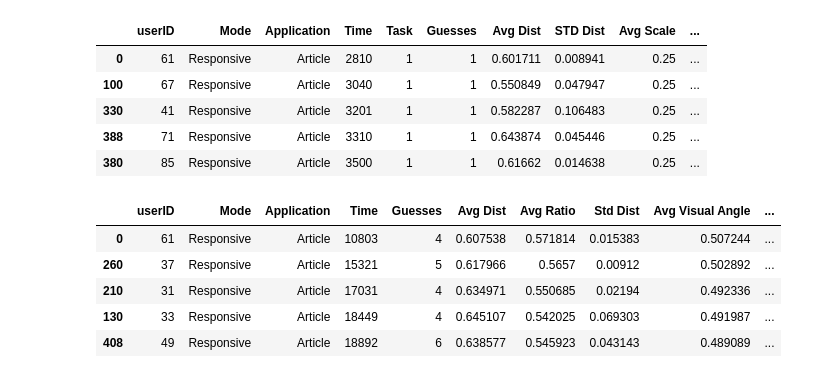
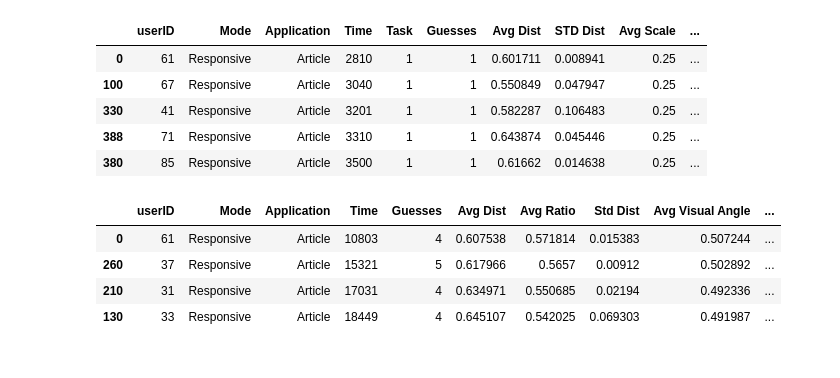
Before and after one commit to abbywysopal/ResponsiveAR, a Jupyter notebook: DataCollection/GenerateDF.ipynb, the cells around one changed output. Saved outputs shown, nothing was run; the diff lists cells and outputs as text; code cells hidden in the pictures.

```diff
--- a/DataCollection/GenerateDF.ipynb
+++ b/DataCollection/GenerateDF.ipynb
@@ -768,35 +768,34 @@ for i in articleTasks.index:
     total_time = articleTasks["Time"][i]
     avg_dist = 0
     avg_ratio = 0
     std_dist = 0
     std_angle = 0
     avg_angle = 0
     for j in user.index:
         task_time = user["Time"][j]
         weight = task_time/total_time
         std_dist +=  user["STD Dist"][j]
         avg_dist += user["Avg Dist"][j]
         avg_ratio += user["Avg Scale:Dist"][j]
         avg_angle += user["Avg Visual Angle"][j]
         std_angle += user["Std Visual Angle"][j]
 
     articleTasks["Avg Dist"][i] = avg_dist
     articleTasks["Avg Ratio"][i] = avg_ratio
     articleTasks["Std Dist"][i] = std_dist
     articleTasks["Avg Visual Angle"] = avg_angle
     articleTasks["Std Visual Angle"] = std_angle
 '''
 
 articleTasks = articleTasks.sort_values(by= ['Mode', 'Time'])
 articleTasks.to_csv("ArticleExperimentData.csv")
-articleTasks.head(5)
+articleTasks.head(4)
 # %% [output]
 |  | userID | Mode | Application | Time | Guesses | Avg Dist | Avg Ratio | Std Dist | Avg Visual Angle | ... |
 | 0 | 61 | Responsive | Article | 10803 | 4 | 0.607538 | 0.571814 | 0.015383 | 0.507244 | ... |
 | 260 | 37 | Responsive | Article | 15321 | 5 | 0.617966 | 0.5657 | 0.00912 | 0.502892 | ... |
 | 210 | 31 | Responsive | Article | 17031 | 4 | 0.634971 | 0.550685 | 0.02194 | 0.492336 | ... |
 | 130 | 33 | Responsive | Article | 18449 | 4 | 0.645107 | 0.542025 | 0.069303 | 0.491987 | ... |
-| 408 | 49 | Responsive | Article | 18892 | 6 | 0.638577 | 0.545923 | 0.043143 | 0.489089 | ... |
 # %%
 taskDf = articleTasks
 taskDf
```
Also changed, not shown: parts of 13 cells of this notebook, 54 other files.
